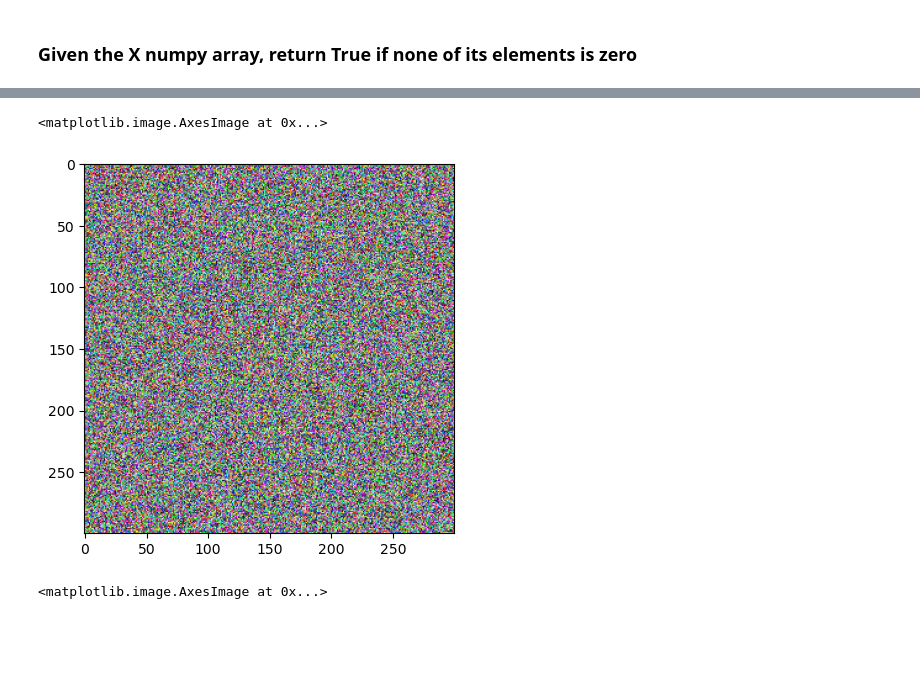
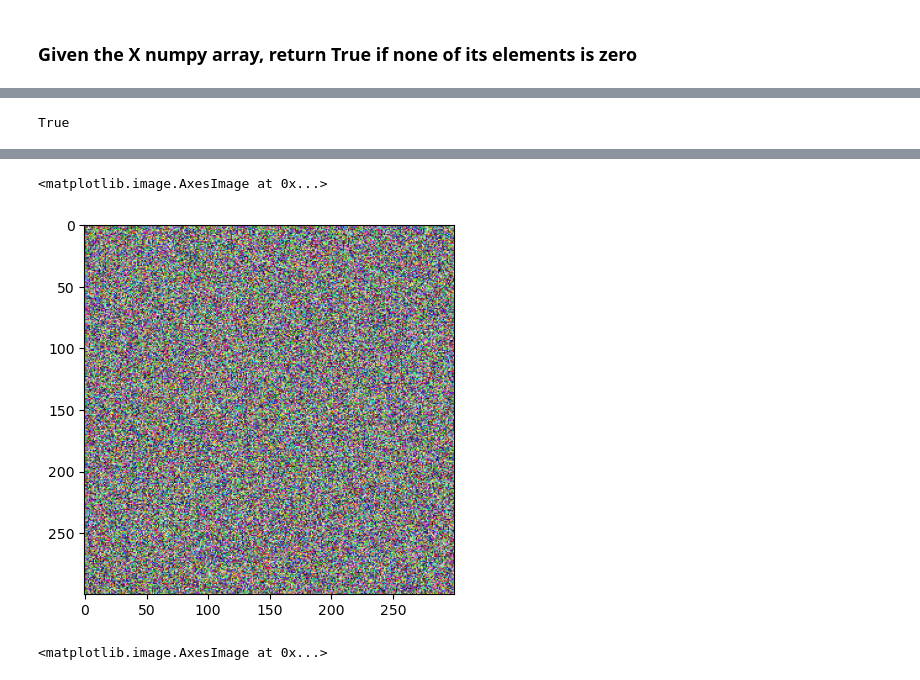
Before and after one commit to gungui98/python-datascience-course, a Jupyter notebook: week_ (3)/2. NumPy exercises.ipynb, the cells around one changed output, grey strips where cells are left out. Saved outputs shown, nothing was run; the diff lists cells and outputs as text; code cells hidden in the pictures; blank space fills up the shorter version.

```diff
--- a/week_ (3)/2. NumPy exercises.ipynb
+++ b/week_ (3)/2. NumPy exercises.ipynb
@@ -326,7 +345,10 @@ assert is_none_zero == False
 ### Given the X numpy array, return True if any of its elements is zero
 # %%
 X = np.array([-1, 2, 0, -4, 5, 6, 0, 0, -9, 10])
-is_zero = (X != 0).any()
+is_zero = ~((X == 0) == False).all()
+is_zero
+# %% [output]
+True
 # %%
 assert is_zero == True
 # %% [markdown]
@@ -335,14 +357,15 @@ assert is_zero == True
 ## Image manipulation
 An image is a 3D array of shape (height, width, channels). Each pixel is represented by a 3-element vector of numbers, representing the red, green, and blue channels. The values in this vector can range from 0 to 255. We can represent an image as a numpy array, and manipulate it using numpy functions.
 # %%
-### Given the X numpy array, show the image
+### Given the X numpy array, show the image
 import matplotlib.pyplot as plt
 
 # Creat a 3D array of shape (300, 300, 3)
-image = image = np.random.randint(low = 0,high = 256,size = (300,300,3))
+image = np.random.randint(low = 0,high = 255,size = (300,300,3))
+
 plt.imshow(image)
 # %% [output]
 <matplotlib.image.AxesImage at 0x...>
-[figure, old version]
+[figure, new version]
 # %%
 # Creat all white image 3D array of shape (300, 300, 3), what should be the values of the array?
```
Also changed, not shown: parts of 23 cells of this notebook.
